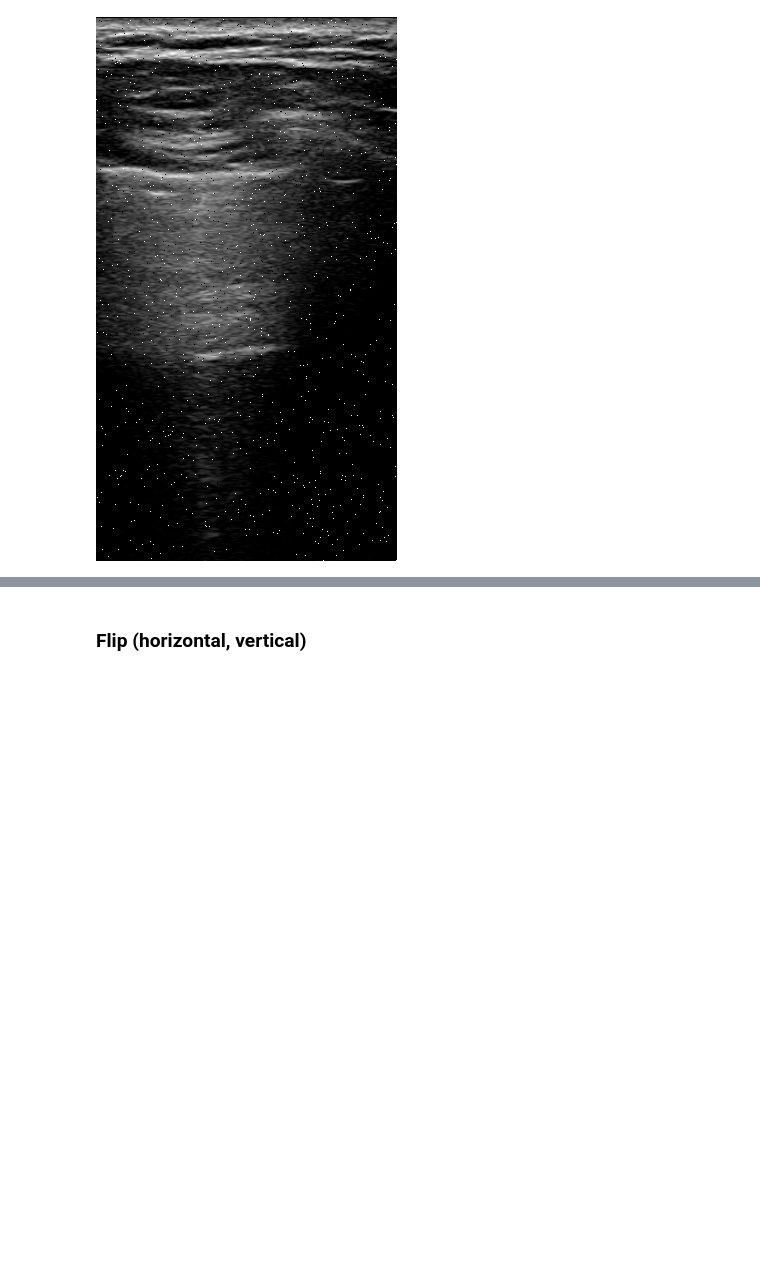
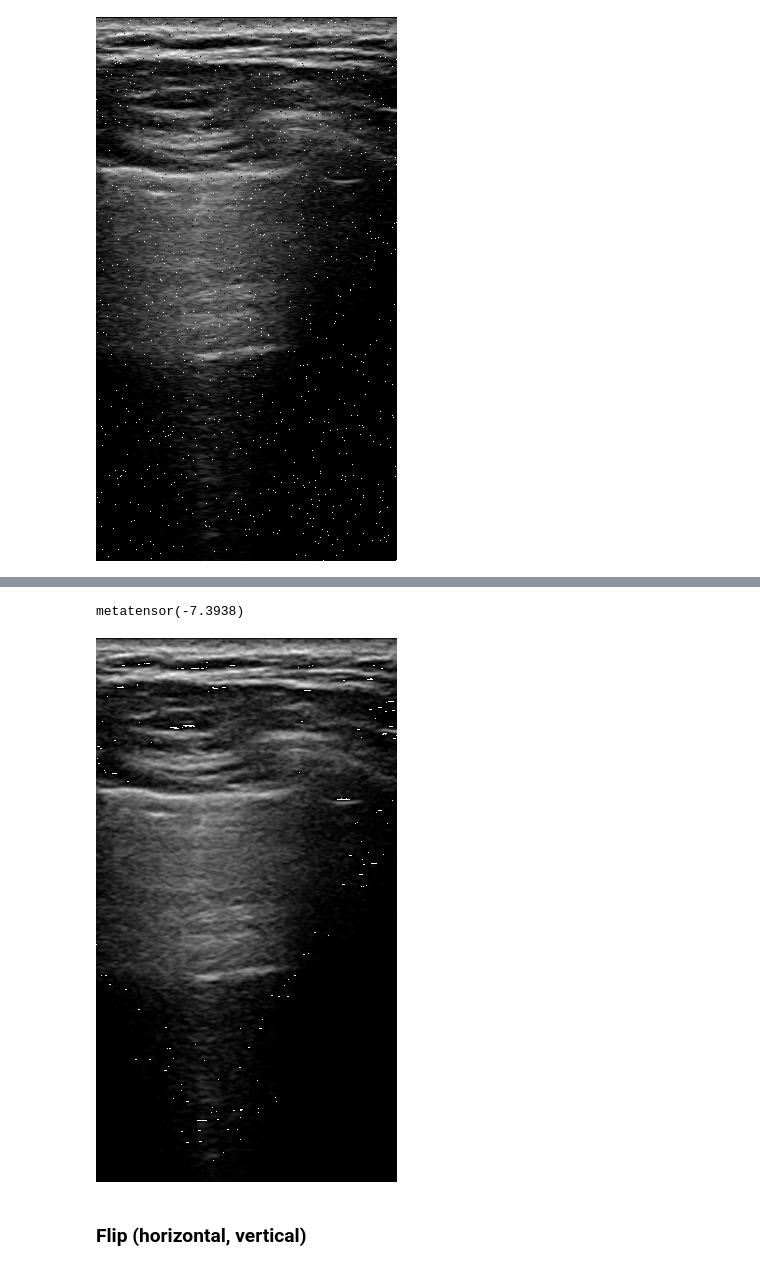
Before and after one commit to Asthera/Bachelor, a Jupyter notebook: CrossValidation/testing/methods.ipynb, the cells around one changed output, grey strips where cells are left out. Saved outputs shown, nothing was run; the diff lists cells and outputs as text; code cells hidden in the pictures; blank space fills up the shorter version.

```diff
--- a/CrossValidation/testing/methods.ipynb
+++ b/CrossValidation/testing/methods.ipynb
@@ -154,3 +191,15 @@ T.ToPILImage()(transformed_image)
+# %%
+transform = MT.SavitzkyGolaySmooth(window_length=5, order=2)
+transformed_image = transform(image)
+
+# check the difference between original and transformed image
+diff = torch.sum(image - transformed_image)
+print(diff)
+
+T.ToPILImage()(transformed_image)
+# %% [output]
+metatensor(-7.3938)
+[figure, added]
 # %% [markdown]
 ### Flip (horizontal, vertical)
 # %%
```
Also changed, not shown: parts of 33 cells of this notebook, 9 other files.
